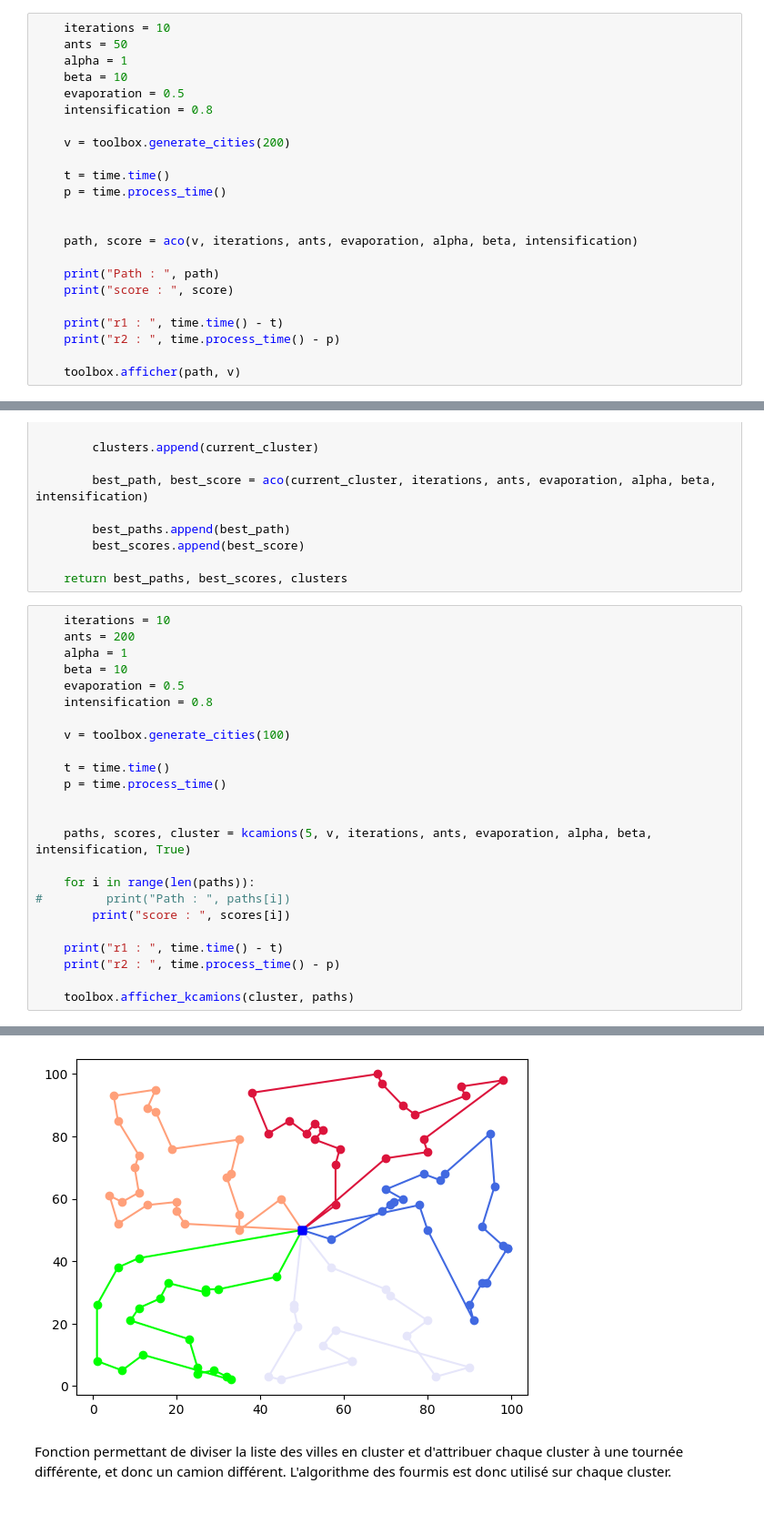
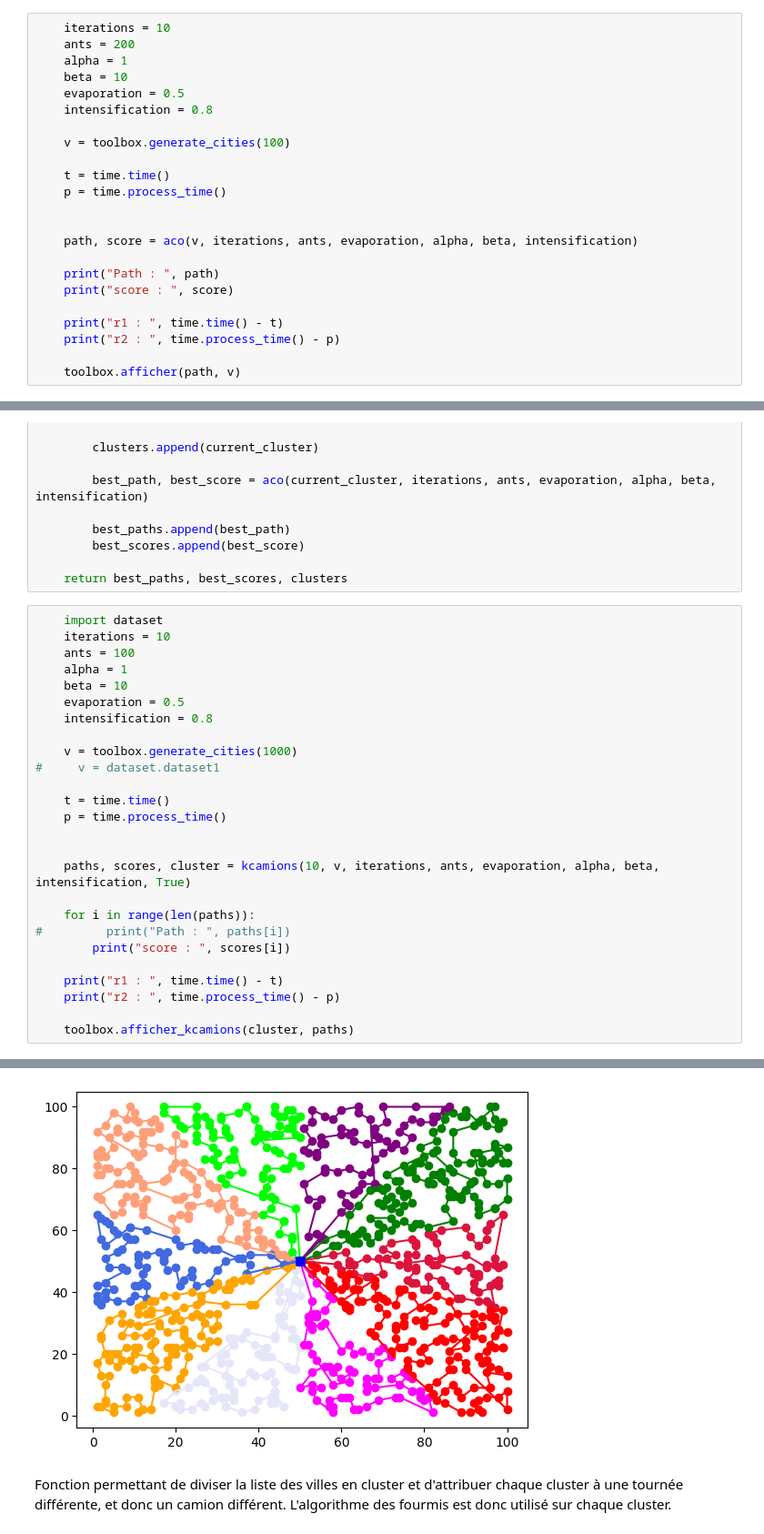
Before and after one commit to Neony-creator/ProjectAlgoadvance, a Jupyter notebook: Livrable 1 .ipynb, the cells around one changed output, grey strips where cells are left out. Shown at 91% size. Drawn from its saved outputs; the diff is of its cells as text.

```diff
--- a/Livrable 1 .ipynb
+++ b/Livrable 1 .ipynb
@@ -299,13 +327,13 @@ Appel les différentes autres fonctions, de façon à réaliser l'algorithme.
 Test de l'algorithme d'optimisation des colonies de fourmies :
 # %%
     iterations = 10
-    ants = 50
+    ants = 200
     alpha = 1
     beta = 10
     evaporation = 0.5
     intensification = 0.8
 
-    v = toolbox.generate_cities(200)
+    v = toolbox.generate_cities(100)
 
     t = time.time()
     p = time.process_time()
@@ -357,20 +385,22 @@ def kcamions(cluster, cities, iterations, ants, evaporation, alpha, beta, intens
 
     return best_paths, best_scores, clusters
 # %%
+    import dataset
     iterations = 10
-    ants = 200
+    ants = 100
     alpha = 1
     beta = 10
     evaporation = 0.5
     intensification = 0.8
 
-    v = toolbox.generate_cities(100)
+    v = toolbox.generate_cities(1000)
+#     v = dataset.dataset1
 
     t = time.time()
     p = time.process_time()
 
 
-    paths, scores, cluster = kcamions(5, v, iterations, ants, evaporation, alpha, beta, intensification, True)
+    paths, scores, cluster = kcamions(10, v, iterations, ants, evaporation, alpha, beta, intensification, True)
 
     for i in range(len(paths)):
 #         print("Path : ", paths[i])
@@ -391,4 +426,4 @@ r2 :  0.34375
-[figure, old version]
+[figure, new version]
 # %% [markdown]
 Fonction permettant de diviser la liste des villes en cluster et d'attribuer chaque cluster à une tournée différente, et donc un camion différent.
 L'algorithme des fourmis est donc utilisé sur chaque cluster.
```
Also changed, not shown: parts of 16 cells of this notebook, 13 other files.
